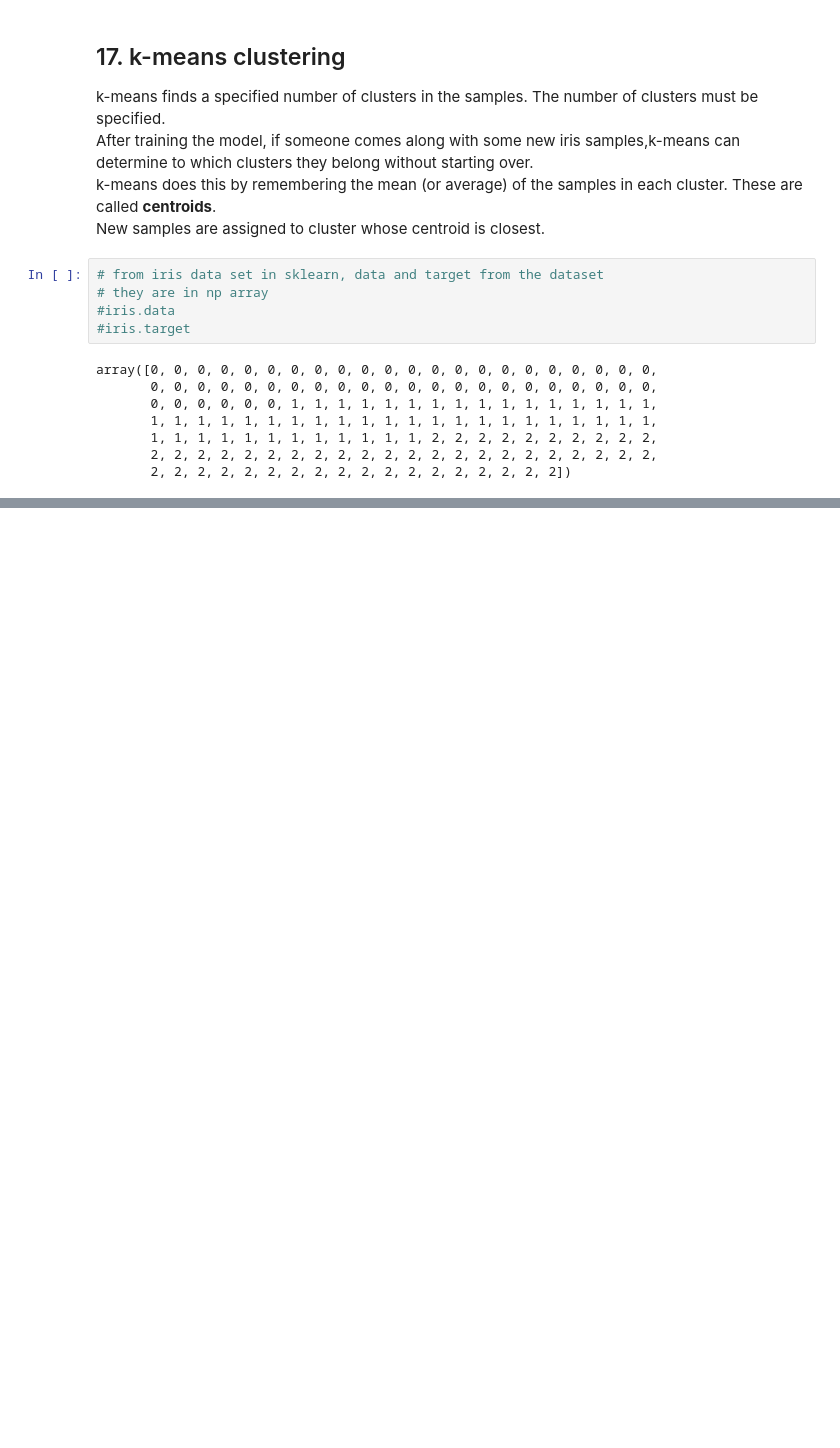
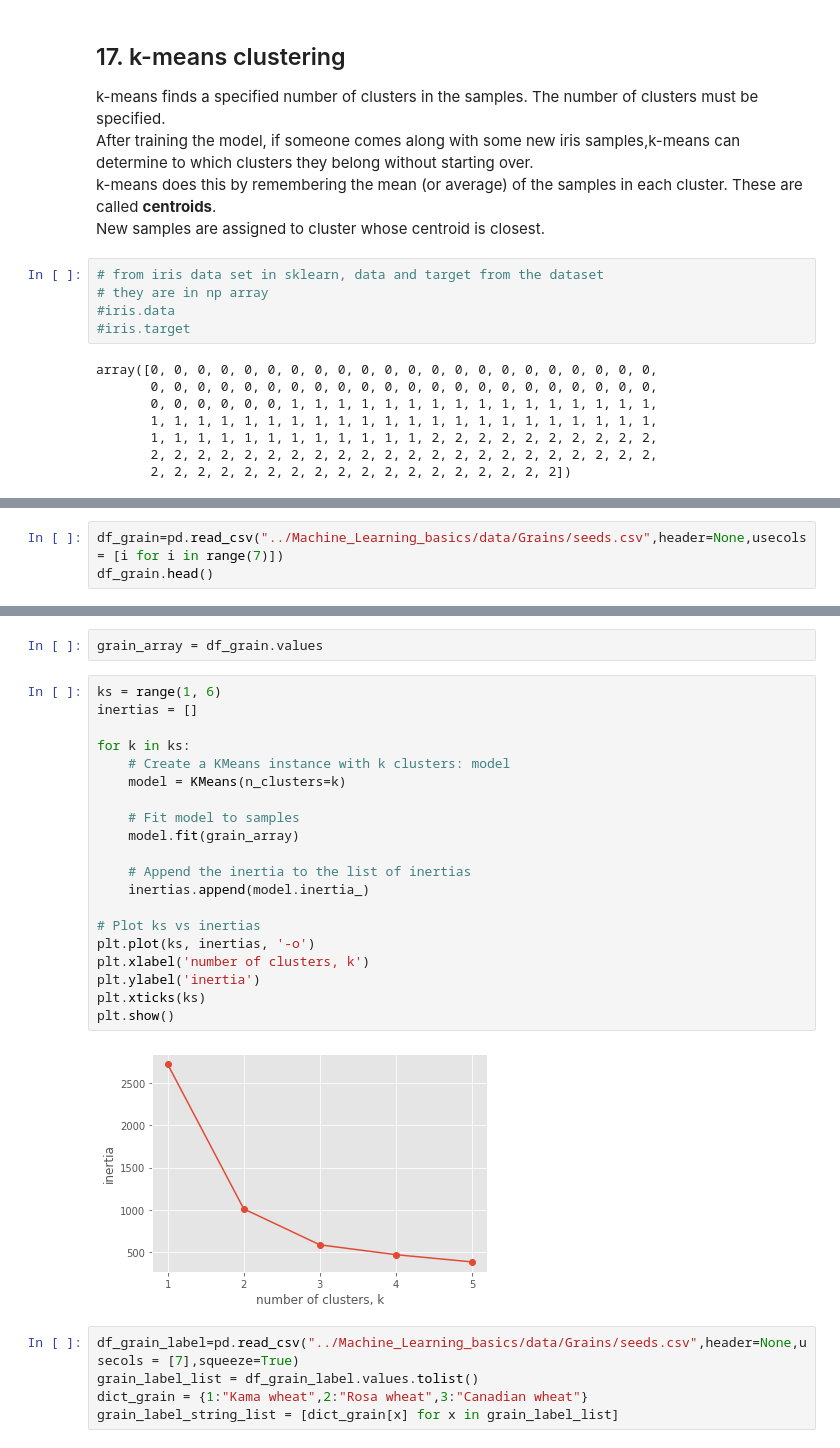
Before and after one commit to etherion-1337/Machine_Learning_basics, a Jupyter notebook: python_scikit_learn.ipynb, the cells around one changed output, grey strips where cells are left out. Saved outputs shown, nothing was run; the diff lists cells and outputs as text; blank space fills up the shorter version.

```diff
--- a/python_scikit_learn.ipynb
+++ b/python_scikit_learn.ipynb
@@ -2128,0 +2202,3 @@ plt.show()
+# %%
+df_grain=pd.read_csv("../Machine_Learning_basics/data/Grains/seeds.csv",header=None,usecols = [i for i in range(7)])
+df_grain.head()
@@ -2128,0 +2212,29 @@ plt.show()
+# %%
+grain_array = df_grain.values
+# %%
+ks = range(1, 6)
+inertias = []
+
+for k in ks:
+    # Create a KMeans instance with k clusters: model
+    model = KMeans(n_clusters=k)
+
+    # Fit model to samples
+    model.fit(grain_array)
+
+    # Append the inertia to the list of inertias
+    inertias.append(model.inertia_)
+
+# Plot ks vs inertias
+plt.plot(ks, inertias, '-o')
+plt.xlabel('number of clusters, k')
+plt.ylabel('inertia')
+plt.xticks(ks)
+plt.show()
+# %% [output]
+[figure, added]
+# %%
+df_grain_label=pd.read_csv("../Machine_Learning_basics/data/Grains/seeds.csv",header=None,usecols = [7],squeeze=True)
+grain_label_list = df_grain_label.values.tolist()
+dict_grain = {1:"Kama wheat",2:"Rosa wheat",3:"Canadian wheat"}
+grain_label_string_list = [dict_grain[x] for x in grain_label_list]
```
Also changed, not shown: parts of 20 cells of this notebook, 7 other files.
